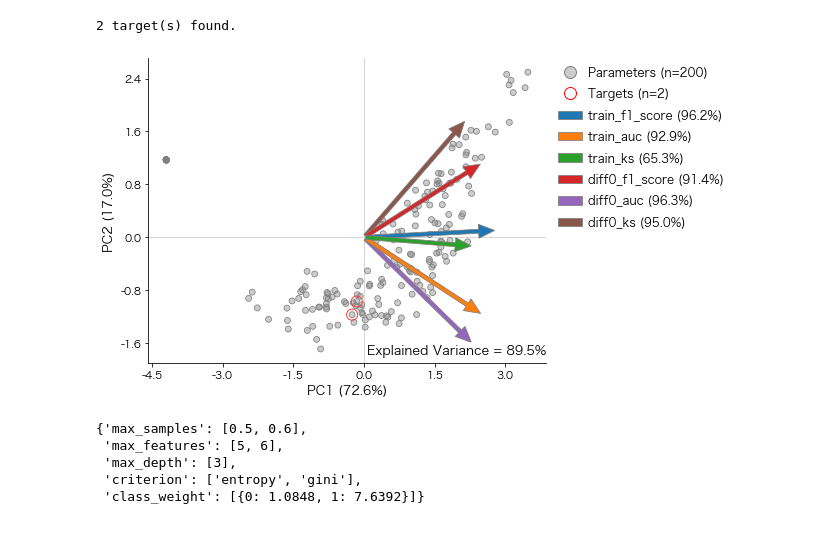
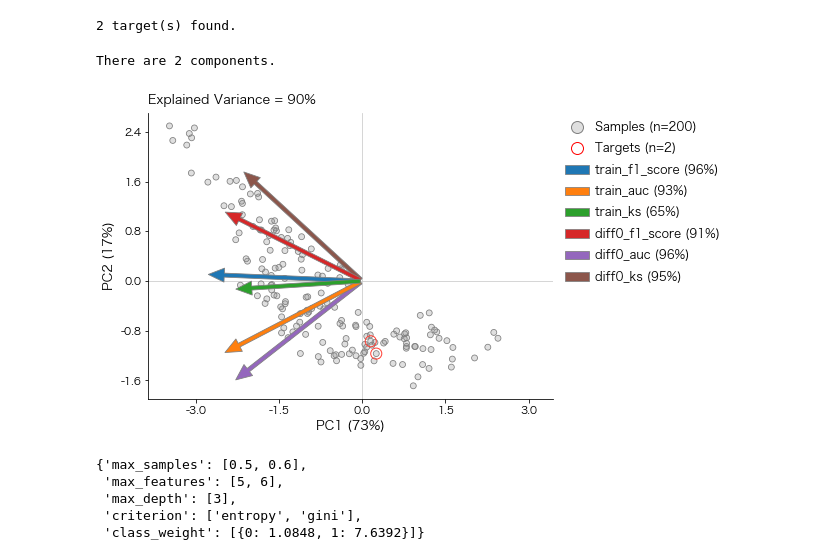
Before and after one commit to Nak007/randomforest_analysis, a Jupyter notebook: randomforest_analysis_colab.ipynb, the cells around one changed output. Drawn from its saved outputs; the diff is of its cells as text; code cells hidden in the pictures.

```diff
--- a/randomforest_analysis_colab.ipynb
+++ b/randomforest_analysis_colab.ipynb
@@ -61,7 +62,7 @@ X = pd.DataFrame(X, columns=["feature_" + str(n).zfill(digit)
 # %% [markdown]
 ### <font color="green" size=5> Variable Clustering </font>
 # %%
-vc = VariableClustering(option="varexp", maxclus=30, proportion=0.8).fit(X)
+vc = VariableClustering(option="varexp", maxclus=20, proportion=0.8).fit(X)
 # %%
 print("No. of clusters: {:,d}".format(vc.info.shape[0]))
 vc.info.head()
@@ -396,9 +413,14 @@ print("{:,d} target(s) found.".format(target2.sum()))
 # %% [output]
 2 target(s) found.
 # %%
-visualize = ParameterVisualizer(mineigval=0.8, option="eigval").fit(results2)
+visualize = PrincipalComponents(method="eigval", mineigval=1.0).fit(results2)
+# %%
+n_components = len(visualize.results_.eigvals)
+print("There are {:,d} components.".format(n_components))
+# %% [output]
+There are 2 components.
 # %%
-ax = visualize.plot(target=target2, pc_pair=(0,1))
+ax = visualize.plot(target=target2, pc_pair=(0,1), whis=1)
 # %% [output]
-[figure, old version]
+[figure, new version]
 # %%
```
Also changed, not shown: parts of 16 cells of this notebook, 4 other files.
